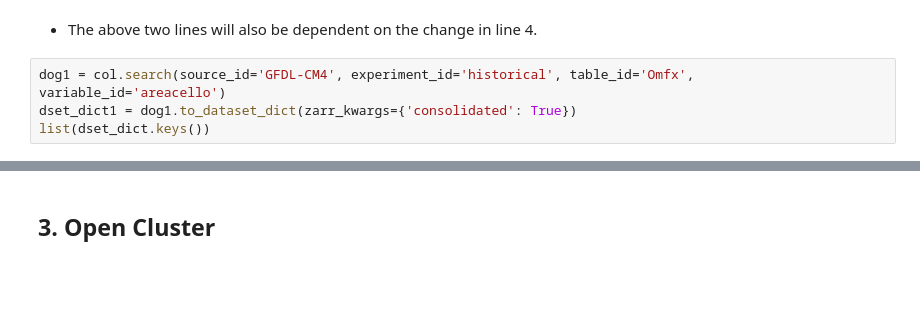
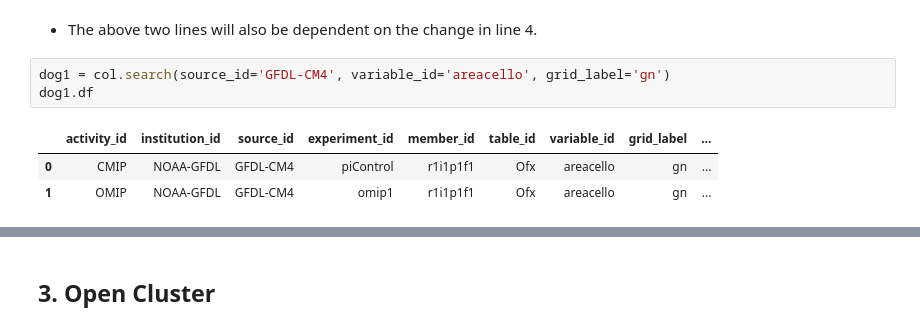
Before and after one commit to disandroa/Example-Notebooks, a Jupyter notebook: Transport Calculations/pseudo_transcalc.ipynb, the cells around one changed output, grey strips where cells are left out. Drawn from its saved outputs; the diff is of its cells as text; blank space fills up the shorter version.

```diff
--- a/Transport Calculations/pseudo_transcalc.ipynb
+++ b/Transport Calculations/pseudo_transcalc.ipynb
@@ -37,6 +141,9 @@ grid
 # %% [markdown]
 * The above two lines will also be dependent on the change in line 4.
 # %%
-dog1 = col.search(source_id='GFDL-CM4', experiment_id='historical', table_id='Omfx', variable_id='areacello')
-dset_dict1 = dog1.to_dataset_dict(zarr_kwargs={'consolidated': True})
-list(dset_dict.keys())
+dog1 = col.search(source_id='GFDL-CM4', variable_id='areacello', grid_label='gn')
+dog1.df
+# %% [output]
+|  | activity_id | institution_id | source_id | experiment_id | member_id | table_id | variable_id | grid_label | ... |
+| 0 | CMIP | NOAA-GFDL | GFDL-CM4 | piControl | r1i1p1f1 | Ofx | areacello | gn | ... |
+| 1 | OMIP | NOAA-GFDL | GFDL-CM4 | omip1 | r1i1p1f1 | Ofx | areacello | gn | ... |
```
Also changed, not shown: parts of 8 cells of this notebook.
